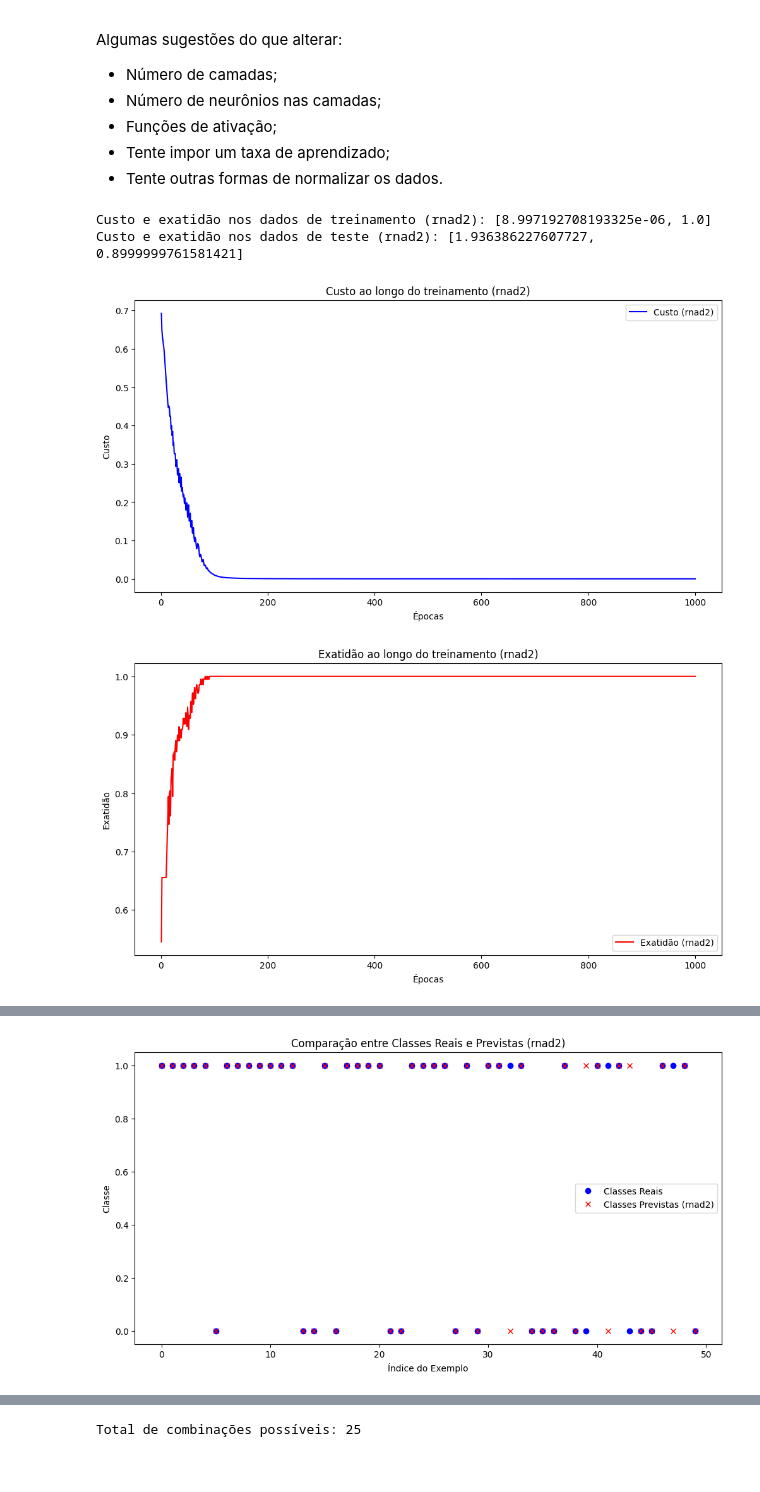
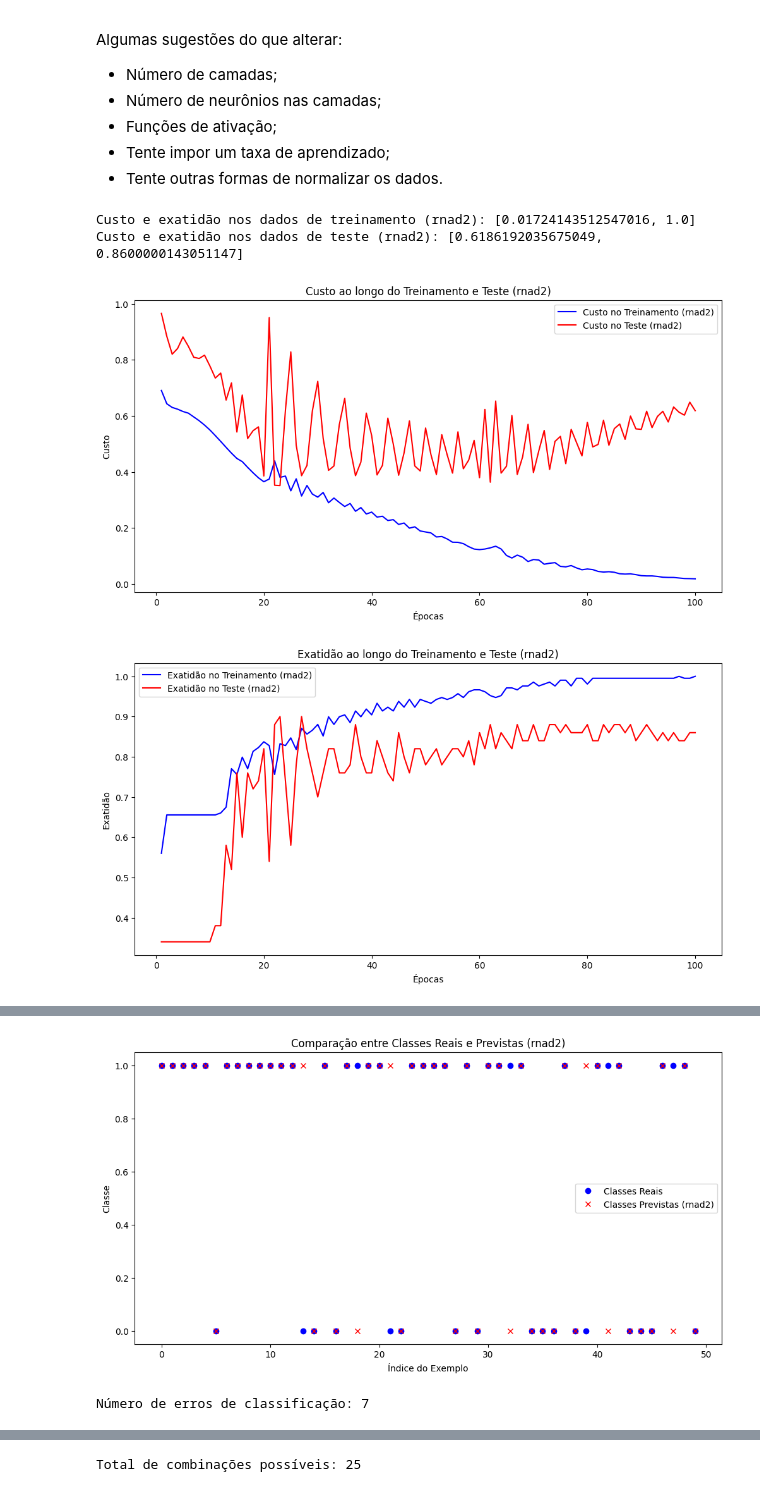
Before and after one commit to wallacecgalvao/Intr_RNA_T2_Classifica-o_binaria_keras, a Jupyter notebook: T2_Classificação_binaria_keras.ipynb, the cells around one changed output, grey strips where cells are left out. Cells and saved outputs as stored; diff of their text form; code cells hidden in the pictures.

```diff
--- a/T2_Classificação_binaria_keras.ipynb
+++ b/T2_Classificação_binaria_keras.ipynb
@@ -1004,15 +1004,17 @@ input_shape = (num_px, num_px, 3)
 rnad2 = build_rnad2(input_shape)
 
 # Compilação da rede
-rnad2.compile(optimizer=optimizers.Adam(learning_rate=0.001),
+rnad2.compile(optimizer=optimizers.Adam(learning_rate=0.0008),
               loss='binary_crossentropy',
               metrics=['accuracy'])
 
 # Ajuste: Verifica a forma correta do vetor de etiquetas (y)
 train_set_y = train_set_y.reshape(-1, 1)  # Garante que y tenha a forma (209, 1)
 
-# Treinamento da rede por 1000 épocas
-historyd2 = rnad2.fit(train_set_x_orig / 255.0, train_set_y, epochs=1000, batch_size=209, verbose=0)
+# Treinamento da rede por x épocas, incluindo validação nos dados de teste
+historyd2 = rnad2.fit(train_set_x_orig / 255.0, train_set_y,
+                      epochs=100, batch_size=209, verbose=0,
+                      validation_data=(test_set_x_orig / 255.0, test_set_y.reshape(-1, 1)))
 
 # Avaliação nos dados de treinamento
 custo_e_metricasd2_train = rnad2.evaluate(train_set_x_orig / 255.0, train_set_y, verbose=0)
@@ -1022,56 +1024,62 @@ print(f"Custo e exatidão nos dados de treinamento (rnad2): {custo_e_metricasd2_
 custo_e_metricasd2_test = rnad2.evaluate(test_set_x_orig / 255.0, test_set_y.reshape(-1, 1), verbose=0)
 print(f"Custo e exatidão nos dados de teste (rnad2): {custo_e_metricasd2_test}")
 
-# Visualização dos resultados do treinamento
-custod2 = historyd2.history['loss']
-exatidaod2 = historyd2.history['accuracy']
-epocasd2 = range(1, len(custod2) + 1)
+# Visualização dos resultados do treinamento e teste
+custod2_train = historyd2.history['loss']
+custod2_test = historyd2.history['val_loss']
+exatidaod2_train = historyd2.history['accuracy']
+exatidaod2_test = historyd2.history['val_accuracy']
+epocasd2 = range(1, len(custod2_train) + 1)
 
+# Gráfico do custo
 plt.figure(figsize=(12, 6))
-plt.plot(epocasd2, custod2, 'b-', label='Custo (rnad2)')
-plt.title('Custo ao longo do treinamento (rnad2)')
+plt.plot(epocasd2, custod2_train, 'b-', label='Custo no Treinamento (rnad2)')
+plt.plot(epocasd2, custod2_test, 'r-', label='Custo no Teste (rnad2)')
+plt.title('Custo ao longo do Treinamento e Teste (rnad2)')
 plt.xlabel('Épocas')
 plt.ylabel('Custo')
 plt.legend()
 plt.show()
 
+# Gráfico da exatidão
 plt.figure(figsize=(12, 6))
-plt.plot(epocasd2, exatidaod2, 'r-', label='Exatidão (rnad2)')
-plt.title('Exatidão ao longo do treinamento (rnad2)')
+plt.plot(epocasd2, exatidaod2_train, 'b-', label='Exatidão no Treinamento (rnad2)')
+plt.plot(epocasd2, exatidaod2_test, 'r-', label='Exatidão no Teste (rnad2)')
+plt.title('Exatidão ao longo do Treinamento e Teste (rnad2)')
 plt.xlabel('Épocas')
 plt.ylabel('Exatidão')
 plt.legend()
 plt.show()
 
 # Previsão das classes nos dados de teste
 yy_prevdl2 = rnad2.predict(test_set_x_orig / 255.0)
 yy_prevdl2 = np.round(yy_prevdl2).astype(int)  # Transforma saída prevista em números inteiros
 
 # Gráfico das classes reais e previstas
 plt.figure(figsize=(12, 6))
 plt.plot(test_set_y.reshape(-1, 1), 'bo', label='Classes Reais')  # 'bo' para pontos azuis (blue dots)
 plt.plot(yy_prevdl2, 'rx', label='Classes Previstas (rnad2)')  # 'rx' para cruzes vermelhas (red crosses)
 plt.title('Comparação entre Classes Reais e Previstas (rnad2)')
 plt.xlabel('Índice do Exemplo')
 plt.ylabel('Classe')
 plt.legend()
 plt.show()
 
 # Identifica os índices das previsões incorretas
 indices_erro = np.where(yy_prevdl2 != test_set_y.reshape(-1, 1))[0]
 
 print(f"Número de erros de classificação: {len(indices_erro)}")
 
 # Visualiza as imagens previstas incorretamente
 plt.figure(figsize=(12, 12))
 for i, idx in enumerate(indices_erro):
     plt.subplot(5, 5, i + 1)  # Ajuste o tamanho da grade conforme necessário
     plt.imshow(test_set_x_orig[idx].astype(np.uint8))
-    plt.title(f"Real: {test_set_y[0, idx]}, Previsto: {yy_prevdl2[idx][0]}")
+    plt.title(f"Real: {test_set_y[idx, 0]}, Previsto: {yy_prevdl2[idx][0]}")
     plt.axis('off')
 plt.show()
 # %% [output]
-Custo e exatidão nos dados de treinamento (rnad2): [8.997192708193325e-06, 1.0]
-Custo e exatidão nos dados de teste (rnad2): [1.936386227607727, 0.8999999761581421]
+Custo e exatidão nos dados de treinamento (rnad2): [0.01724143512547016, 1.0]
+Custo e exatidão nos dados de teste (rnad2): [0.6186192035675049, 0.8600000143051147]
-[figure, old version]
+[figure, new version]
-[figure, old version]
+[figure, new version]
@@ -1079 +1087,2 @@ Custo e exatidão nos dados de teste (rnad2): [1.936386227607727, 0.899999976158
-[figure, old version]
+[figure, new version]
+Número de erros de classificação: 7
```
Also changed, not shown: parts of 3 cells of this notebook.
